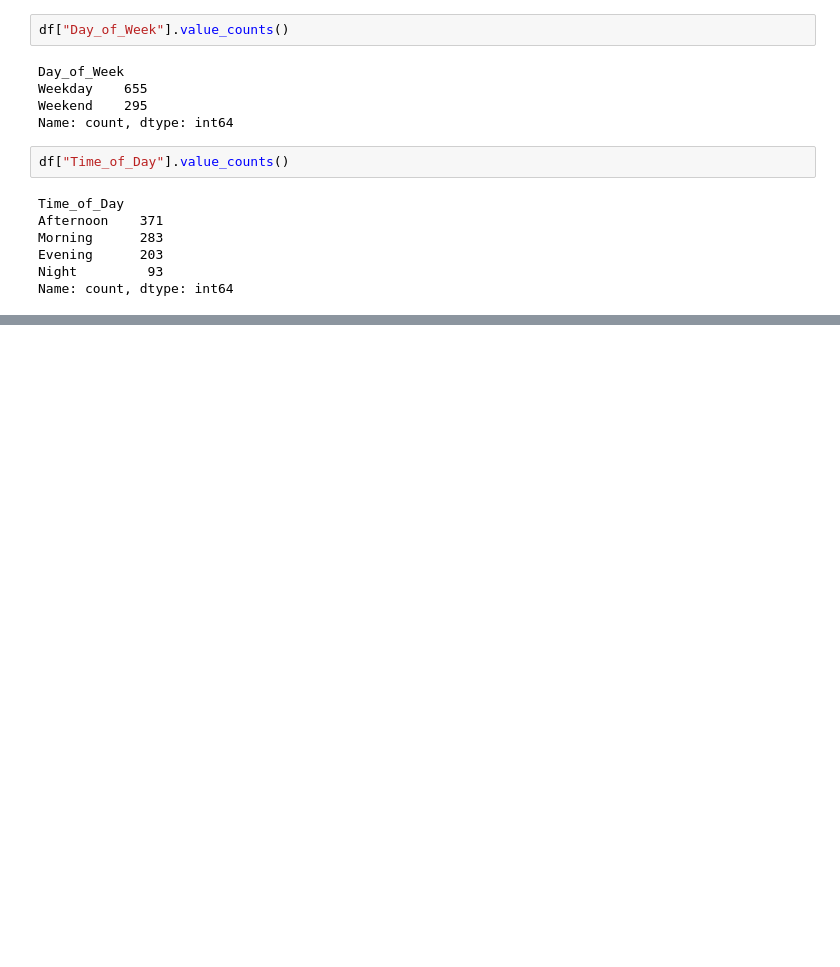
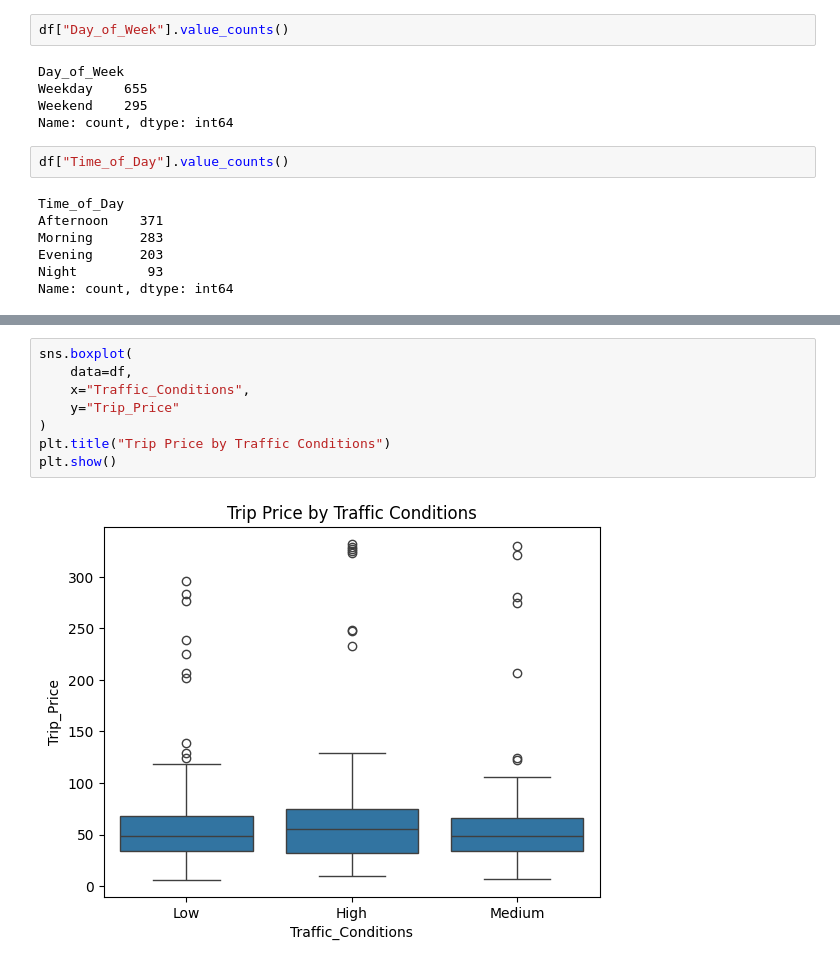
Before and after one commit to Aleex87/taxi_prediction_fullstack_alessandro, a Jupyter notebook: src/taxipred/model_development/eda.ipynb, the cells around one changed output, grey strips where cells are left out. Drawn from its saved outputs; the diff is of its cells as text; blank space fills up the shorter version.

```diff
--- a/src/taxipred/model_development/eda.ipynb
+++ b/src/taxipred/model_development/eda.ipynb
@@ -139,0 +153,10 @@ Name: count, dtype: int64
+# %%
+sns.boxplot(
+    data=df,
+    x="Traffic_Conditions",
+    y="Trip_Price"
+)
+plt.title("Trip Price by Traffic Conditions")
+plt.show()
+# %% [output]
+[figure, added]
```
Also changed, not shown: parts of 2 cells of this notebook.
